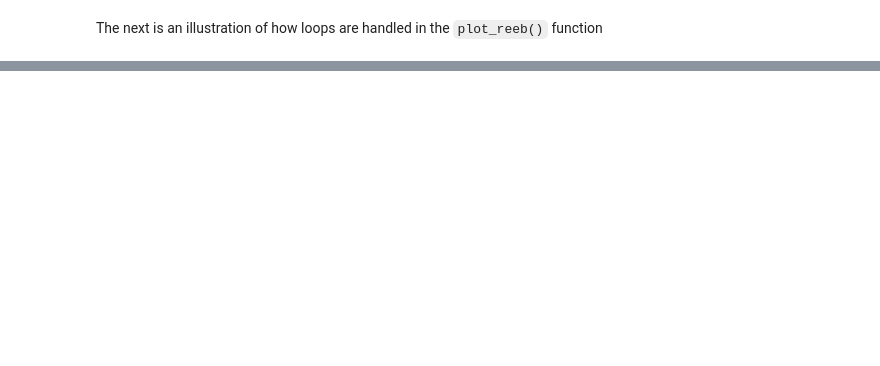
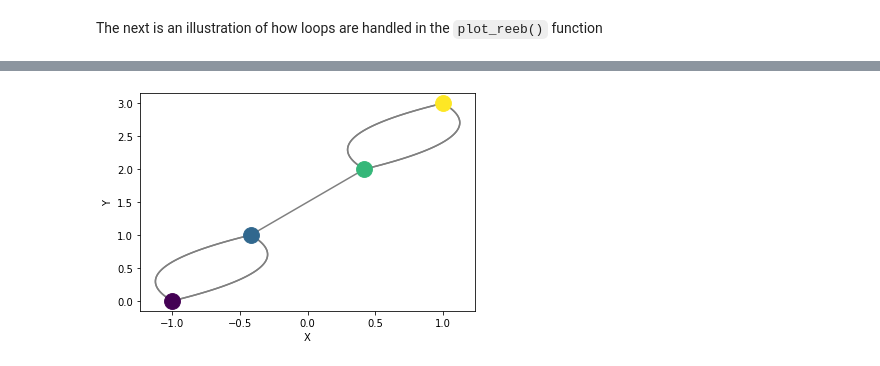
Before and after one commit to MunchLab/ceREEBerus, a Jupyter notebook: notebooks/reeb_plot.ipynb, the cells around one changed output, grey strips where cells are left out. Cells and saved outputs as stored; diff of their text form; code cells hidden in the pictures; blank space fills up the shorter version.

Commit message:
updated documentation for new functions and plots, added unit tests for up and down degree

```diff
--- a/notebooks/reeb_plot.ipynb
+++ b/notebooks/reeb_plot.ipynb
@@ -99,0 +85,5 @@ Reeb.plot_reeb(sl, cp=1)
+# %%
+sl0 = graphs.reeb_simple_loops_unordered()
+Reeb.plot_reeb(sl0, cp=1)
+# %% [output]
+[figure, added]
```
Also changed, not shown: parts of 11 cells of this notebook, 47 other files.
